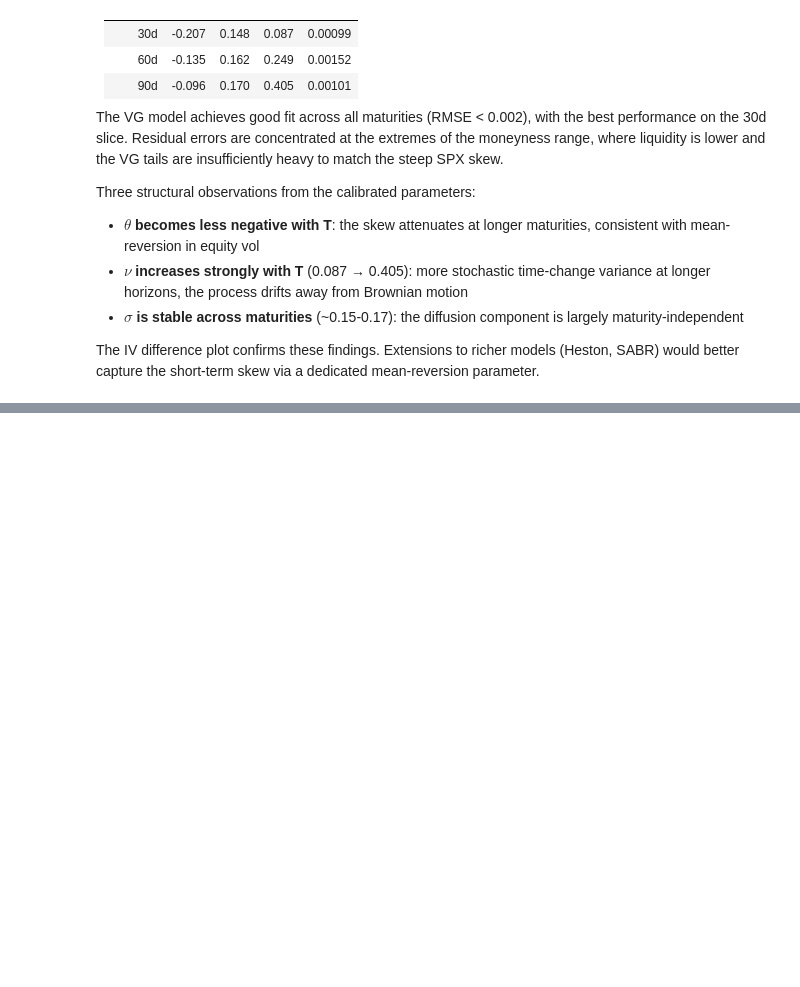
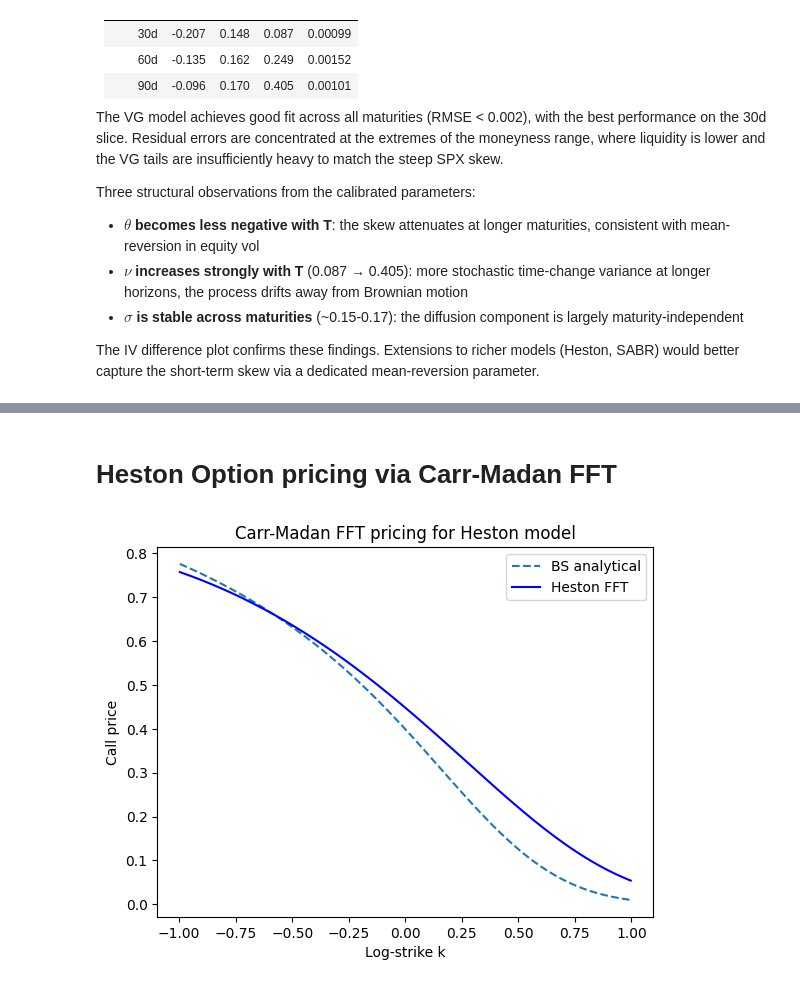
Before and after one commit to victormaury25/option-pricing-fft, a Jupyter notebook: FFT option pricing.ipynb, the cells around one changed output, grey strips where cells are left out. Saved outputs shown, nothing was run; the diff lists cells and outputs as text; code cells hidden in the pictures; blank space fills up the shorter version.

Commit message:
implemented Heston model characteristic function

```diff
--- a/FFT option pricing.ipynb
+++ b/FFT option pricing.ipynb
@@ -382,0 +361,25 @@ plt.show()
+# %% [markdown]
+# Heston Option pricing via Carr-Madan FFT #
+# %%
+def phi_heston(r, T, S_0, params, u):
+    eta, kappa, lambda_1, rho, nu_0 = params
+    d = np.sqrt((rho*lambda_1*u*1j - kappa)**2 + lambda_1**2*(u*1j + u**2))
+    g_2 = (kappa - rho*lambda_1*u*1j - d)/(kappa - rho*lambda_1*u*1j + d)
+    return np.exp(1j*u*(np.log(S_0) + r*T))*np.exp(eta*kappa/lambda_1**2*((kappa - rho*lambda_1*u*1j - d)*T - 2*np.log((1-g_2*np.exp(-d*T))/(1-g_2))))*np.exp(nu_0**2/lambda_1**2*(kappa - rho*lambda_1*u*1j - d)*(1-np.exp(-d*T))/(1-g_2*np.exp(-d*T)))
+
+params_heston = [0.0398, 1.5768, 0.5751, -0.5711, 0.0175**0.5]
+
+k, C_heston = C_ITM(0.05, 10, N, S_0, params_heston, eta, alpha, phi_heston)
+
+mask = (k >= -1) & (k <= 1)
+
+BS_prices_1 = BS_call(S_0, np.exp(k[mask]), 0.05, 10, params_BSM[0])
+plt.plot(k_BSM[mask], BS_prices_1, label='BS analytical', linestyle='--')
+plt.plot(k[mask], C_heston[mask], label='Heston FFT', color = 'blue')
+plt.xlabel('Log-strike k')
+plt.ylabel('Call price')
+plt.title('Carr-Madan FFT pricing for Heston model')
+plt.legend()
+plt.show()
+# %% [output]
+[figure, added]
```
Also changed, not shown: parts of 6 cells of this notebook.
